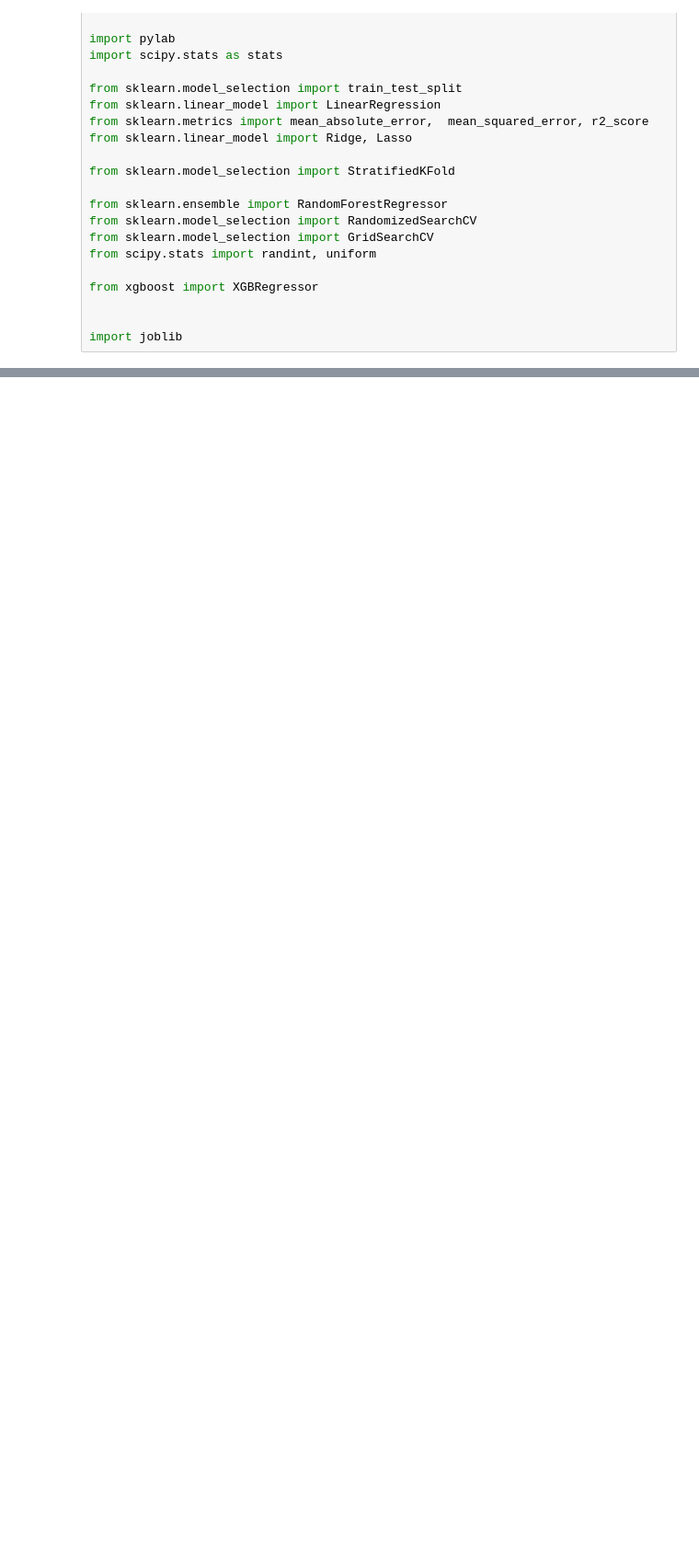
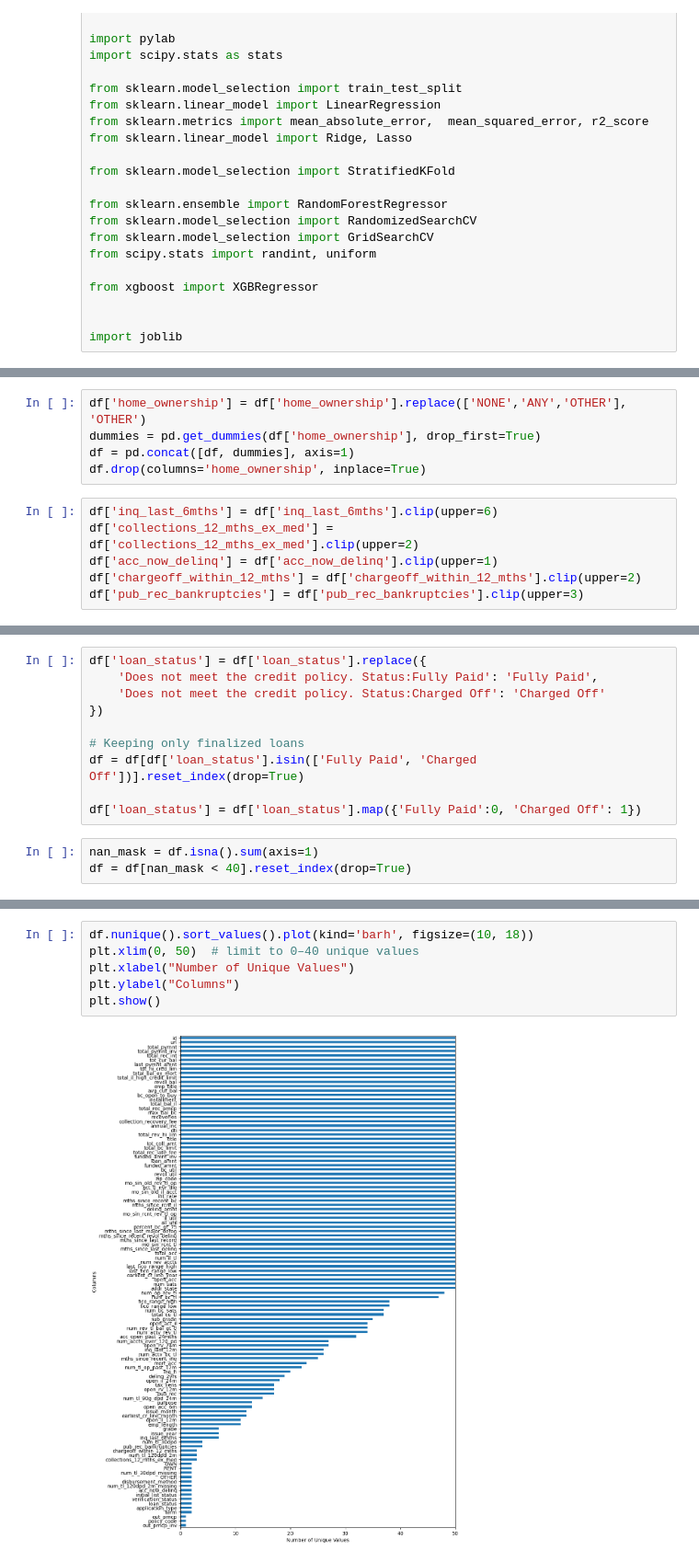
Before and after one commit to jorgetmr/Loan-Default-Prediction, a Jupyter notebook: Loan_Default_predictor.ipynb, the cells around one changed output, grey strips where cells are left out. Shown at 92% size. Saved outputs shown, nothing was run; the diff lists cells and outputs as text; blank space fills up the shorter version.

```diff
--- a/Loan_Default_predictor.ipynb
+++ b/Loan_Default_predictor.ipynb
@@ -121,0 +318,11 @@ Index(['id', 'loan_amnt', 'funded_amnt', 'funded_amnt_inv', 'term', 'int_rate',
+# %%
+df['home_ownership'] = df['home_ownership'].replace(['NONE','ANY','OTHER'], 'OTHER')
+dummies = pd.get_dummies(df['home_ownership'], drop_first=True)
+df = pd.concat([df, dummies], axis=1)
+df.drop(columns='home_ownership', inplace=True)
+# %%
+df['inq_last_6mths'] = df['inq_last_6mths'].clip(upper=6)
+df['collections_12_mths_ex_med'] = df['collections_12_mths_ex_med'].clip(upper=2)
+df['acc_now_delinq'] = df['acc_now_delinq'].clip(upper=1)
+df['chargeoff_within_12_mths'] = df['chargeoff_within_12_mths'].clip(upper=2)
+df['pub_rec_bankruptcies'] = df['pub_rec_bankruptcies'].clip(upper=3)
@@ -121,0 +331,13 @@ Index(['id', 'loan_amnt', 'funded_amnt', 'funded_amnt_inv', 'term', 'int_rate',
+# %%
+df['loan_status'] = df['loan_status'].replace({
+    'Does not meet the credit policy. Status:Fully Paid': 'Fully Paid',
+    'Does not meet the credit policy. Status:Charged Off': 'Charged Off'
+})
+
+# Keeping only finalized loans
+df = df[df['loan_status'].isin(['Fully Paid', 'Charged Off'])].reset_index(drop=True)
+
+df['loan_status'] = df['loan_status'].map({'Fully Paid':0, 'Charged Off': 1})
+# %%
+nan_mask = df.isna().sum(axis=1)
+df = df[nan_mask < 40].reset_index(drop=True)
@@ -121,0 +364,8 @@ Index(['id', 'loan_amnt', 'funded_amnt', 'funded_amnt_inv', 'term', 'int_rate',
+# %%
+df.nunique().sort_values().plot(kind='barh', figsize=(10, 18))
+plt.xlim(0, 50)  # limit to 0–40 unique values
+plt.xlabel("Number of Unique Values")
+plt.ylabel("Columns")
+plt.show()
+# %% [output]
+[figure, added]
```
Also changed, not shown: parts of 62 cells of this notebook.
